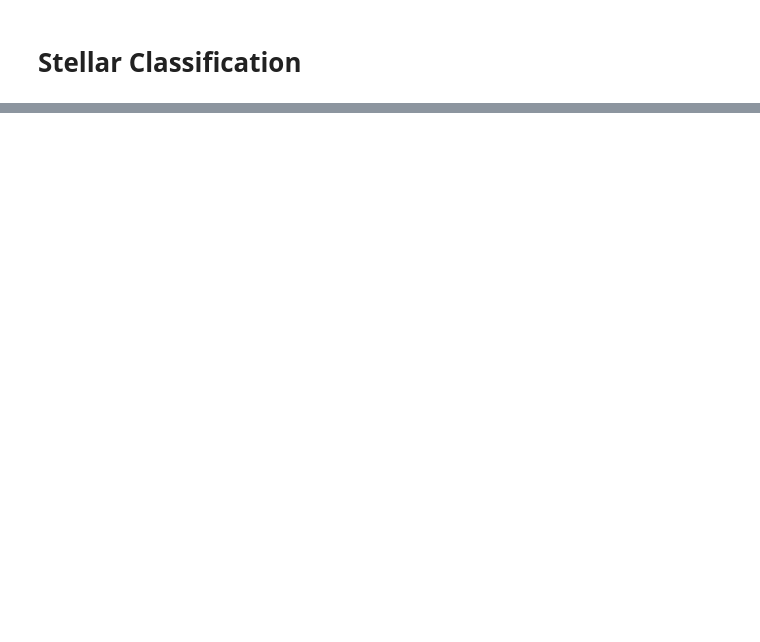
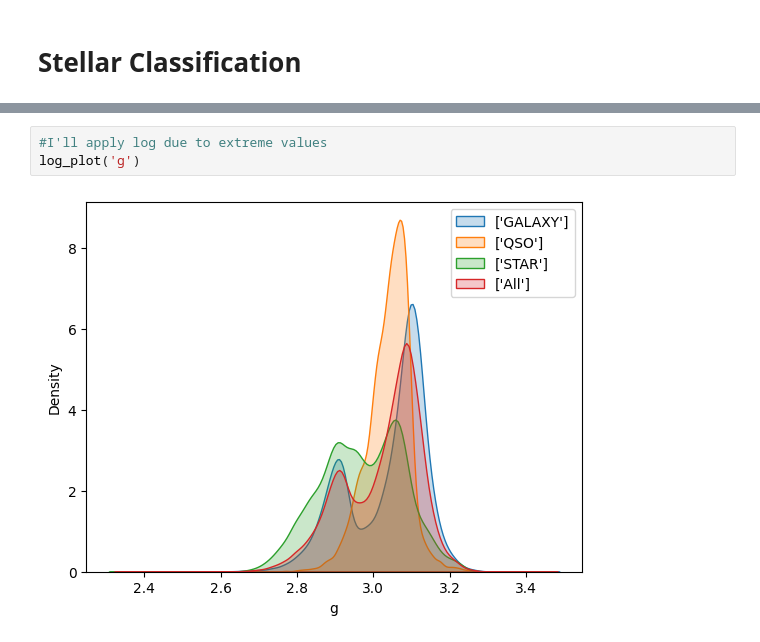
Before and after one commit to Dnsflr/Stellar-Classification, a Jupyter notebook: Stellar-Classification.ipynb, the cells around one changed output, grey strips where cells are left out. Drawn from its saved outputs; the diff is of its cells as text; blank space fills up the shorter version.

```diff
--- a/Stellar-Classification.ipynb
+++ b/Stellar-Classification.ipynb
@@ -72,0 +145,5 @@ alpha, delta, u, g ,r, i, z, redshift
+# %%
+#I'll apply log due to extreme values
+log_plot('g')
+# %% [output]
+[figure, added]
```
Also changed, not shown: parts of 36 cells of this notebook.
